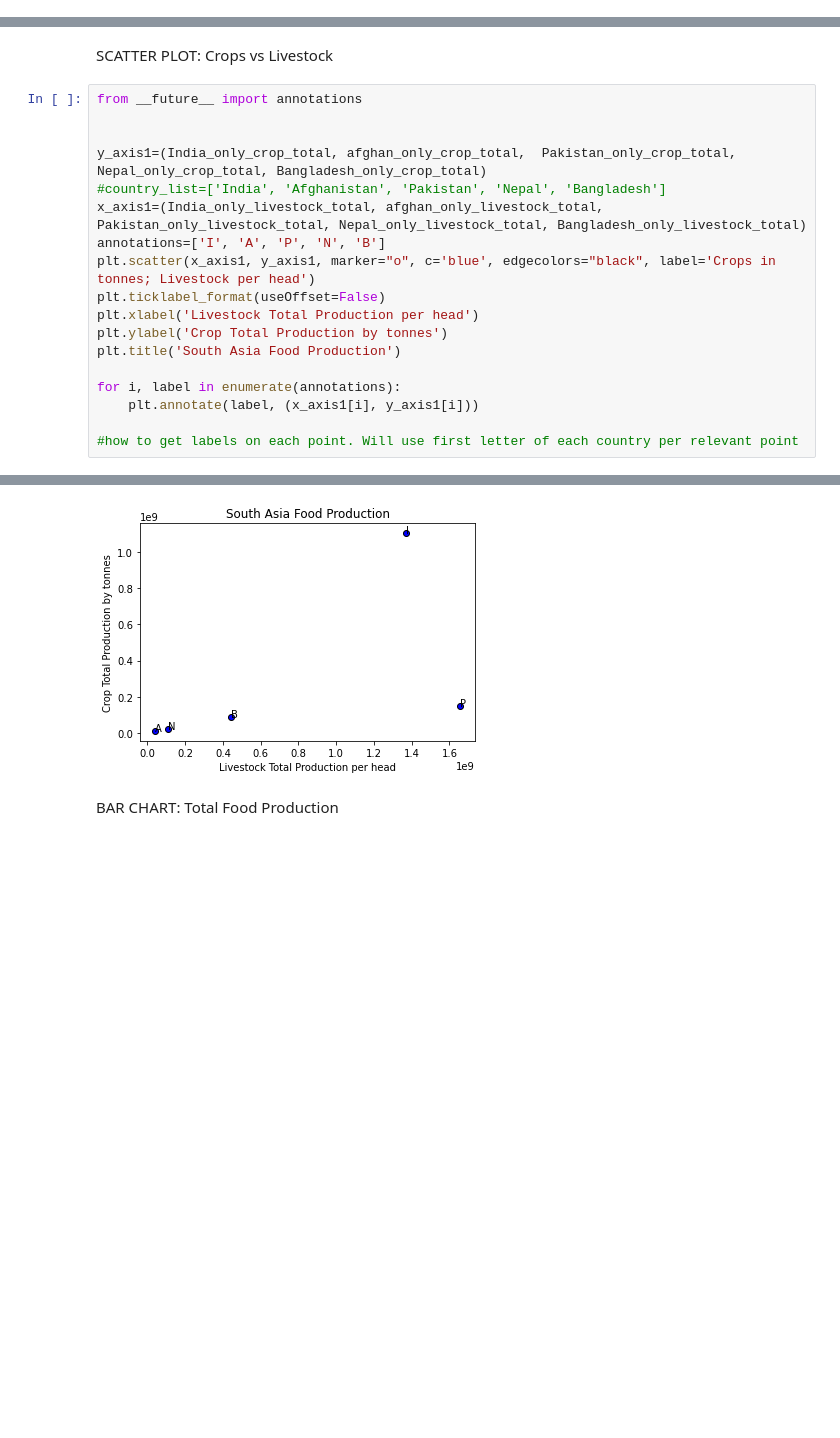
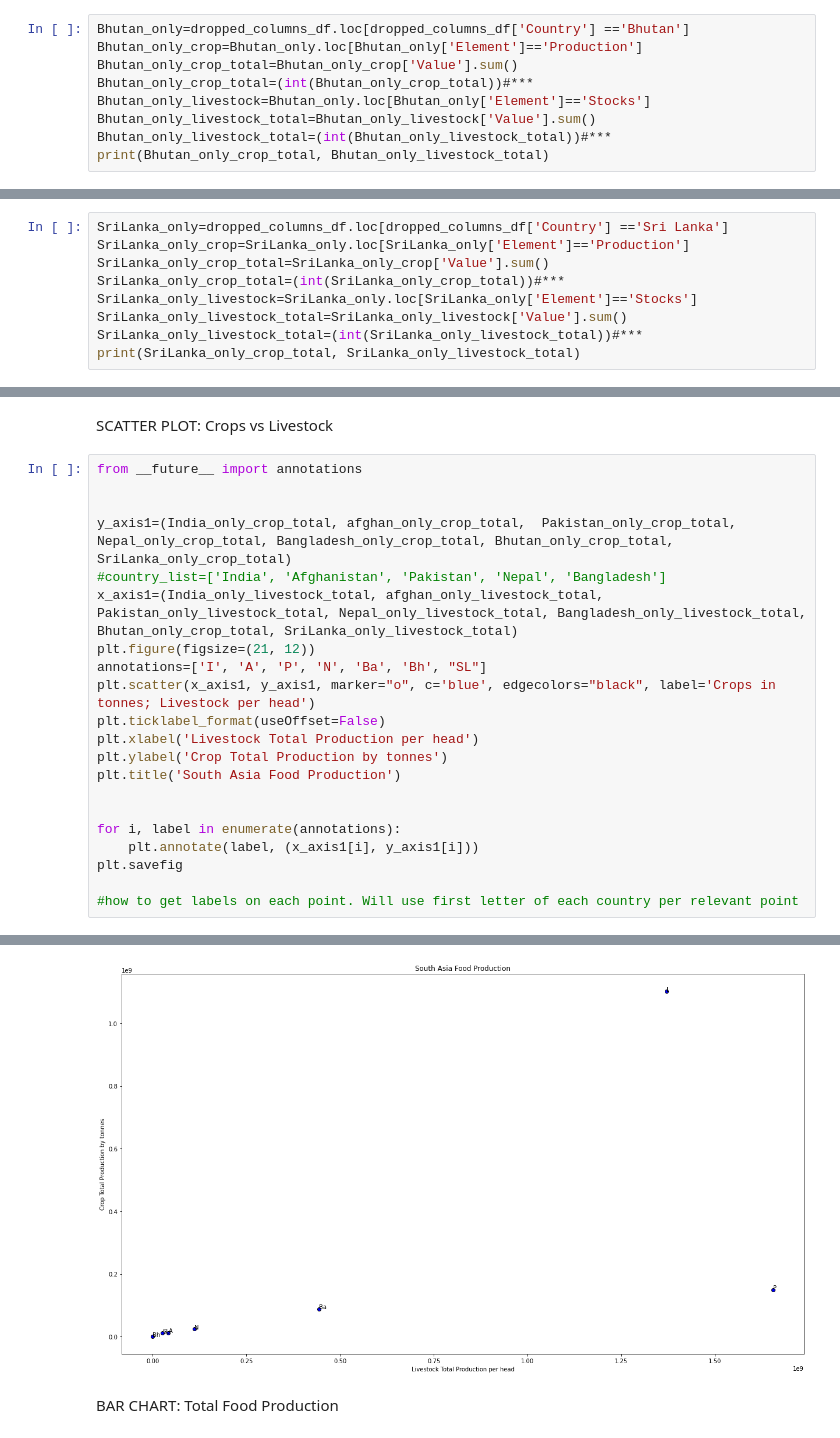
Before and after one commit to jeffbrown961/Project-1, a Jupyter notebook: Jeff_Portion.ipynb, the cells around one changed output, grey strips where cells are left out. Drawn from its saved outputs; the diff is of its cells as text; blank space fills up the shorter version.

```diff
--- a/Jeff_Portion.ipynb
+++ b/Jeff_Portion.ipynb
@@ -79,3 +79,12 @@ India_only_livestock_total=(int(India_only_livestock_total))#***
 print(India_only_crop_total, India_only_livestock_total)
 # %% [output]
 1101656233 1371044381
+# %%
+Bhutan_only=dropped_columns_df.loc[dropped_columns_df['Country'] =='Bhutan']
+Bhutan_only_crop=Bhutan_only.loc[Bhutan_only['Element']=='Production']
+Bhutan_only_crop_total=Bhutan_only_crop['Value'].sum()
+Bhutan_only_crop_total=(int(Bhutan_only_crop_total))#***
+Bhutan_only_livestock=Bhutan_only.loc[Bhutan_only['Element']=='Stocks']
+Bhutan_only_livestock_total=Bhutan_only_livestock['Value'].sum()
+Bhutan_only_livestock_total=(int(Bhutan_only_livestock_total))#***
+print(Bhutan_only_crop_total, Bhutan_only_livestock_total)
@@ -81,0 +93,9 @@ print(India_only_crop_total, India_only_livestock_total)
+# %%
+SriLanka_only=dropped_columns_df.loc[dropped_columns_df['Country'] =='Sri Lanka']
+SriLanka_only_crop=SriLanka_only.loc[SriLanka_only['Element']=='Production']
+SriLanka_only_crop_total=SriLanka_only_crop['Value'].sum()
+SriLanka_only_crop_total=(int(SriLanka_only_crop_total))#***
+SriLanka_only_livestock=SriLanka_only.loc[SriLanka_only['Element']=='Stocks']
+SriLanka_only_livestock_total=SriLanka_only_livestock['Value'].sum()
+SriLanka_only_livestock_total=(int(SriLanka_only_livestock_total))#***
+print(SriLanka_only_crop_total, SriLanka_only_livestock_total)
@@ -86,18 +108,21 @@ Crops vs Livestock
 from __future__ import annotations
 
 
-y_axis1=(India_only_crop_total, afghan_only_crop_total,  Pakistan_only_crop_total, Nepal_only_crop_total, Bangladesh_only_crop_total)
+y_axis1=(India_only_crop_total, afghan_only_crop_total,  Pakistan_only_crop_total, Nepal_only_crop_total, Bangladesh_only_crop_total, Bhutan_only_crop_total, SriLanka_only_crop_total)
 #country_list=['India', 'Afghanistan', 'Pakistan', 'Nepal', 'Bangladesh']
-x_axis1=(India_only_livestock_total, afghan_only_livestock_total,  Pakistan_only_livestock_total, Nepal_only_livestock_total, Bangladesh_only_livestock_total)
-annotations=['I', 'A', 'P', 'N', 'B']
+x_axis1=(India_only_livestock_total, afghan_only_livestock_total,  Pakistan_only_livestock_total, Nepal_only_livestock_total, Bangladesh_only_livestock_total, Bhutan_only_crop_total, SriLanka_only_livestock_total)
+plt.figure(figsize=(21, 12))
+annotations=['I', 'A', 'P', 'N', 'Ba', 'Bh', "SL"]
 plt.scatter(x_axis1, y_axis1, marker="o", c='blue', edgecolors="black", label='Crops in tonnes; Livestock per head')
 plt.ticklabel_format(useOffset=False)
 plt.xlabel('Livestock Total Production per head')
 plt.ylabel('Crop Total Production by tonnes')
 plt.title('South Asia Food Production')
 
+
 for i, label in enumerate(annotations):
     plt.annotate(label, (x_axis1[i], y_axis1[i]))
+plt.savefig
 
 #how to get labels on each point. Will use first letter of each country per relevant point
 # %% [output]
@@ -104,4 +130,4 @@ for i, label in enumerate(annotations):
-[figure, old version]
+[figure, new version]
 # %% [markdown]
 BAR CHART: Total Food Production
 # %%
```
Also changed, not shown: parts of 13 cells of this notebook.
